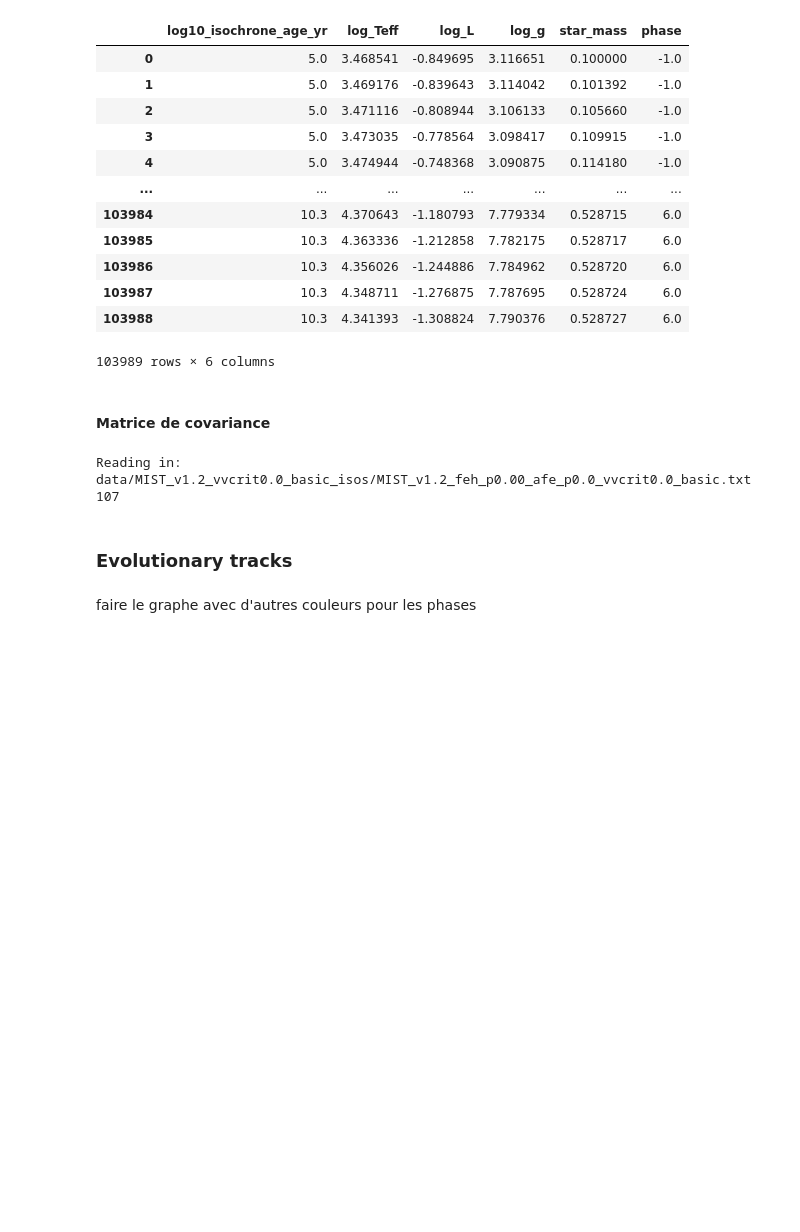
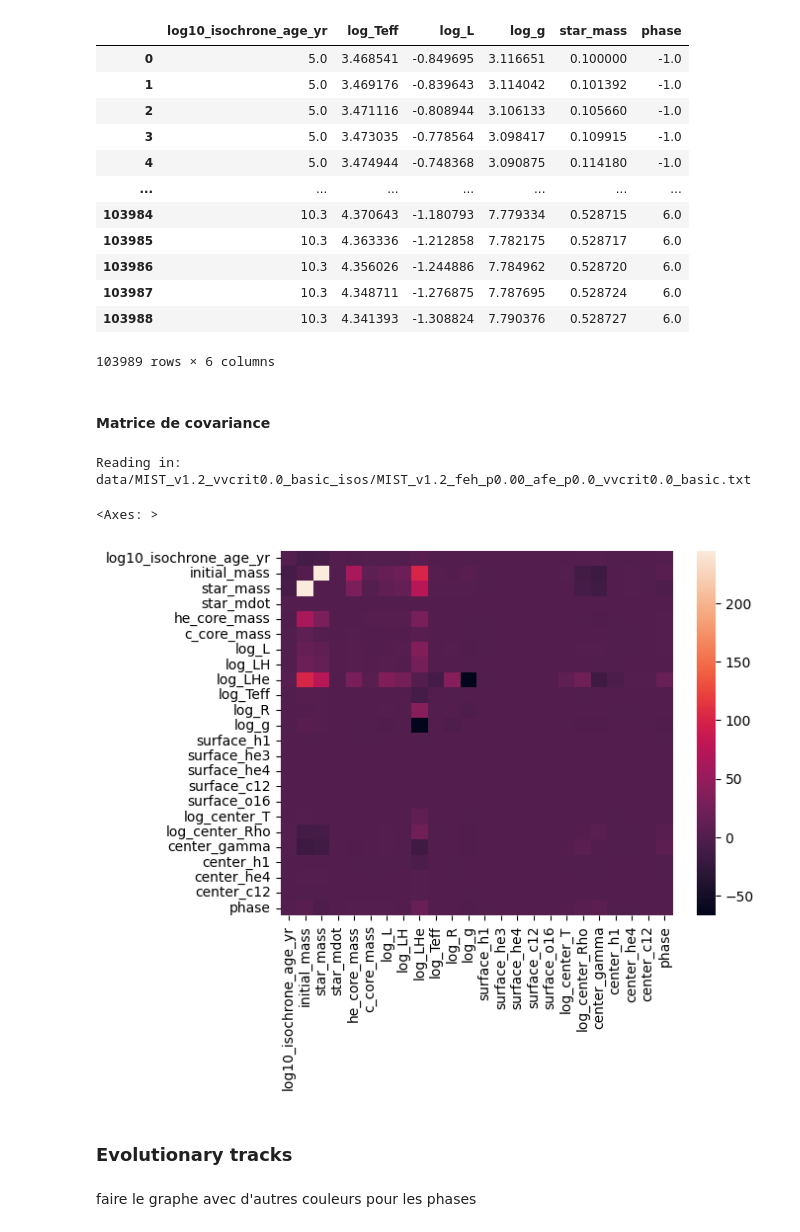
Before and after one commit to anpirott/thesis, a Jupyter notebook: data_exploration.ipynb, the cells around one changed output. Cells and saved outputs as stored; diff of their text form; code cells hidden in the pictures; blank space fills up the shorter version.

```diff
--- a/data_exploration.ipynb
+++ b/data_exploration.ipynb
@@ -484,13 +484,24 @@ display(df)
 103989 rows × 6 columns
 # %% [markdown]
 #### Matrice de covariance
-# %%
-iso = read_mist_models.ISO('data/MIST_v1.2_vvcrit0.0_basic_isos/MIST_v1.2_feh_p0.00_afe_p0.0_vvcrit0.0_basic.txt')
-
-print(len(iso.isos))
-# %% [output]
-Reading in: data/MIST_v1.2_vvcrit0.0_basic_isos/MIST_v1.2_feh_p0.00_afe_p0.0_vvcrit0.0_basic.txt
-107
+# %%
+col_names = ["log10_isochrone_age_yr", "initial_mass", "star_mass", "star_mdot", "he_core_mass", "c_core_mass", "log_L",
+             "log_LH", "log_LHe", "log_Teff", "log_R", "log_g", "surface_h1", "surface_he3", "surface_he4", "surface_c12",
+             "surface_o16", "log_center_T", "log_center_Rho", "center_gamma", "center_h1", "center_he4", "center_c12", "phase"]
+
+iso_df = get_iso_data_panda_dict('data/MIST_v1.2_vvcrit0.0_basic_isos/MIST_v1.2_feh_p0.00_afe_p0.0_vvcrit0.0_basic.txt', col_names)
+
+cov_mat = np.cov(np.transpose(iso_df), bias=True)
+# %% [output]
+Reading in: data/MIST_v1.2_vvcrit0.0_basic_isos/MIST_v1.2_feh_p0.00_afe_p0.0_vvcrit0.0_basic.txt
+# %%
+for i in range(len(cov_mat)):
+    cov_mat[i][i] = 0
+# %%
+sns.heatmap(cov_mat, annot=False, fmt='g', xticklabels=col_names, yticklabels=col_names)
+# %% [output]
+<Axes: >
+[figure, added]
 # %% [markdown]
 ### Evolutionary tracks
 # %% [markdown]
```
Also changed, not shown: 2 other files.
